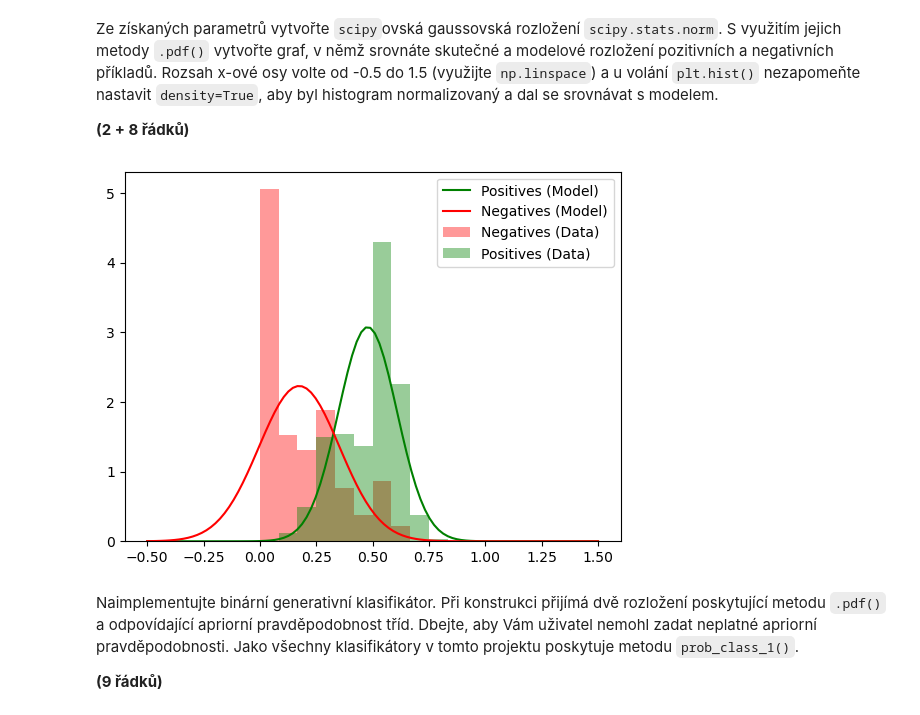
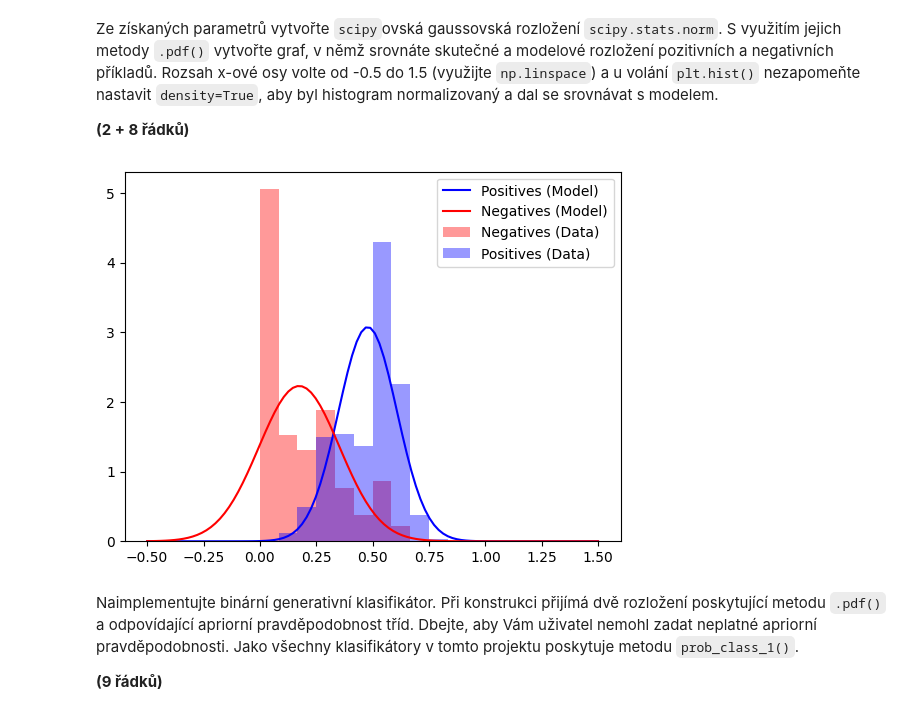
Before and after one commit to IamBahno/SUI-project-1, a Jupyter notebook: zadani.ipynb, the cells around one changed output. Saved outputs shown, nothing was run; the diff lists cells and outputs as text; code cells hidden in the pictures.

```diff
--- a/zadani.ipynb
+++ b/zadani.ipynb
@@ -174,18 +151,18 @@ Rozsah x-ové osy volte od -0.5 do 1.5 (využijte `np.linspace`) a u volání `p
 # %%
 pos_distr = scipy.stats.norm(loc=mu_pos,scale=std_pos)
 neg_distr = scipy.stats.norm(loc=mu_neg,scale=std_neg)
 
 BINS = 10
 bars = np.linspace(-0.5,1.5,100)
 pos_pred = pos_distr.pdf(bars)
 neg_pred = neg_distr.pdf(bars)
-plt.plot(bars,pos_pred,color='green',label='Positives (Model)')
+plt.plot(bars,pos_pred,color='blue',label='Positives (Model)')
 plt.plot(bars,neg_pred,color='red',label='Negatives (Model)')
-plt.hist((train_dataset.pos[:, FOI], train_dataset.neg[:, FOI]), color=('green','red'),label=('Positives (Data)','Negatives (Data)'),bins=BINS,density=True,histtype='stepfilled',alpha=0.4)
+plt.hist((train_dataset.pos[:, FOI], train_dataset.neg[:, FOI]), color=('blue','red'),label=('Positives (Data)','Negatives (Data)'),bins=BINS,density=True,histtype='stepfilled',alpha=0.4)
 plt.legend()
 plt.show()
 # %% [output]
-[figure, old version]
+[figure, new version]
 # %% [markdown]
 Naimplementujte binární generativní klasifikátor.
 Při konstrukci přijímá dvě rozložení poskytující metodu `.pdf()` a odpovídající apriorní pravděpodobnost tříd.
```
Also changed, not shown: parts of 15 cells of this notebook.
